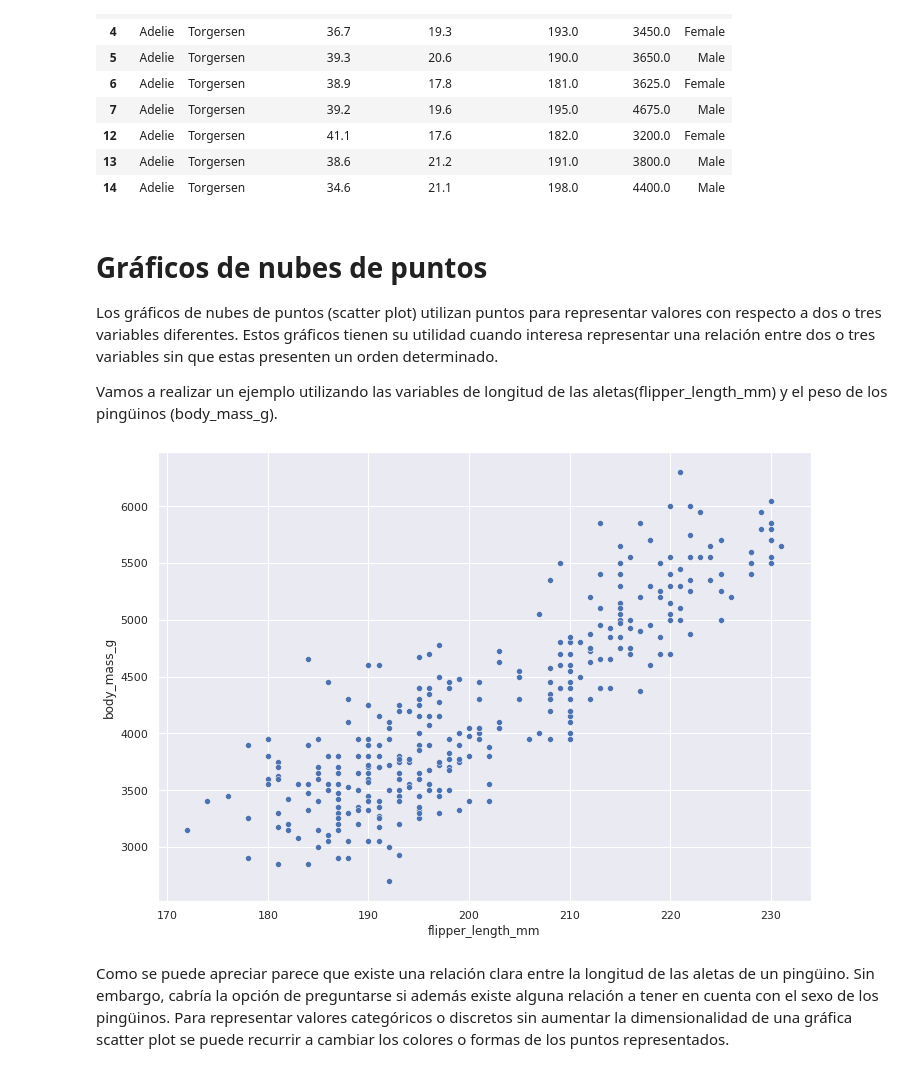
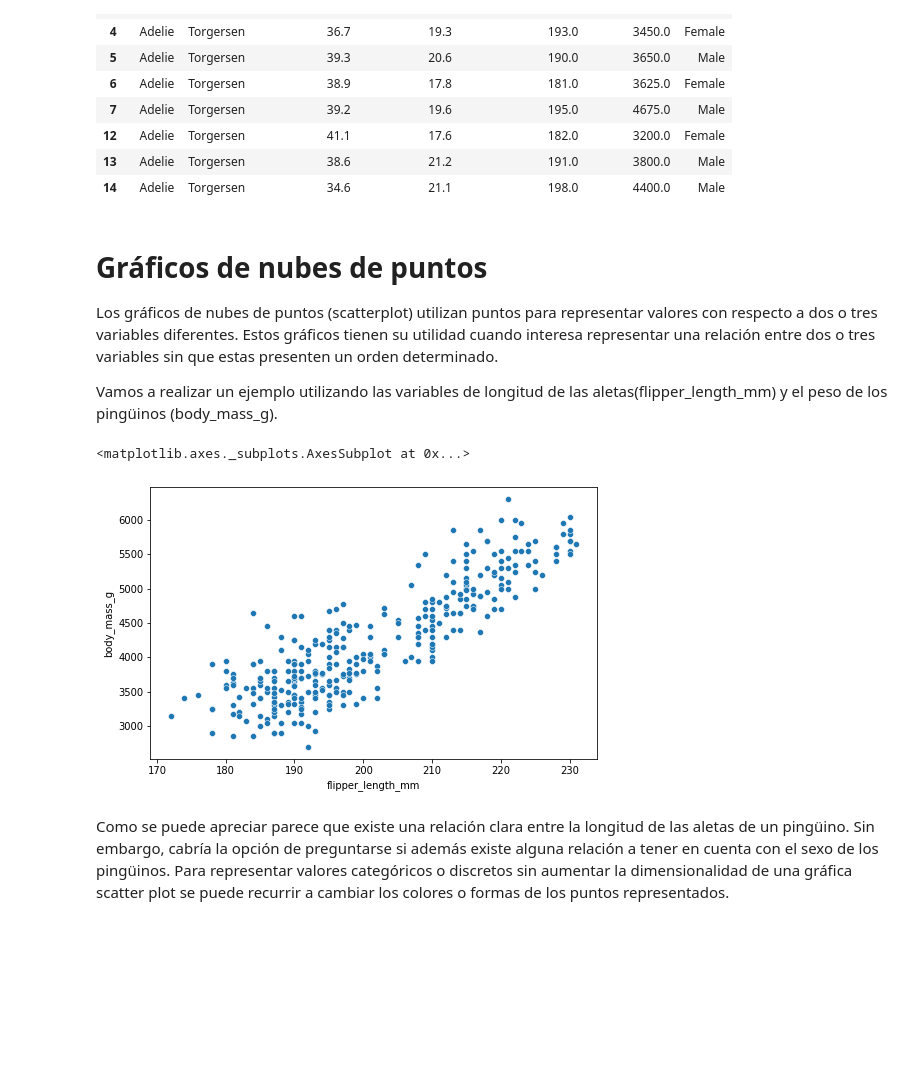
Before and after one commit to CuadraAlconero/IDAL_IA3_CuadraAlconero, a Jupyter notebook: Visualización.ipynb, the cells around one changed output. Saved outputs shown, nothing was run; the diff lists cells and outputs as text; code cells hidden in the pictures; blank space fills up the shorter version.

```diff
--- a/Visualización.ipynb
+++ b/Visualización.ipynb
@@ -26,8 +26,9 @@ Durante esta clase utilizaremos las librerías **pandas** (para procesar los dat
 # %%
 # Como importar las librerías
 import seaborn as sns
+import matplotlib.pyplot as plt
+import matplotlib.patches as patches
 import pandas as pd
-sns.set(rc={'figure.figsize':(11.7,8.27)})
 # %%
 dataset = sns.load_dataset("penguins")
 dataset.dropna(inplace=True)
@@ -48,13 +49,15 @@ dataset.head(10)
 # %% [markdown]
 # Gráficos de nubes de puntos
 
-Los gráficos de nubes de puntos (scatter plot) utilizan puntos para representar valores con respecto a dos o tres variables diferentes. Estos gráficos tienen su utilidad cuando interesa representar una relación entre dos o tres variables sin que estas presenten un orden determinado.
+Los gráficos de nubes de puntos (scatterplot) utilizan puntos para representar valores con respecto a dos o tres variables diferentes. Estos gráficos tienen su utilidad cuando interesa representar una relación entre dos o tres variables sin que estas presenten un orden determinado.
 
 Vamos a realizar un ejemplo utilizando las variables de longitud de las aletas(flipper_length_mm) y el peso de los pingüinos (body_mass_g).
 # %%
-fig = sns.scatterplot(data=dataset, x="flipper_length_mm", y="body_mass_g")
+plt.figure(figsize=(8,5)) # Definid siempre la figura primero usando matplotlib
+sns.scatterplot(data=dataset, x="flipper_length_mm", y="body_mass_g")
 # %% [output]
+<matplotlib.axes._subplots.AxesSubplot at 0x...>
-[figure, old version]
+[figure, new version]
 # %% [markdown]
 Como se puede apreciar parece que existe una relación clara entre la longitud de las aletas de un pingüino. Sin embargo, cabría la opción de preguntarse si además existe alguna relación a tener en cuenta con el sexo de los pingüinos. Para representar valores categóricos o discretos sin aumentar la dimensionalidad de una gráfica scatter plot se puede recurrir a cambiar los colores o formas de los puntos representados.
 # %%
```
Also changed, not shown: parts of 25 cells of this notebook.
